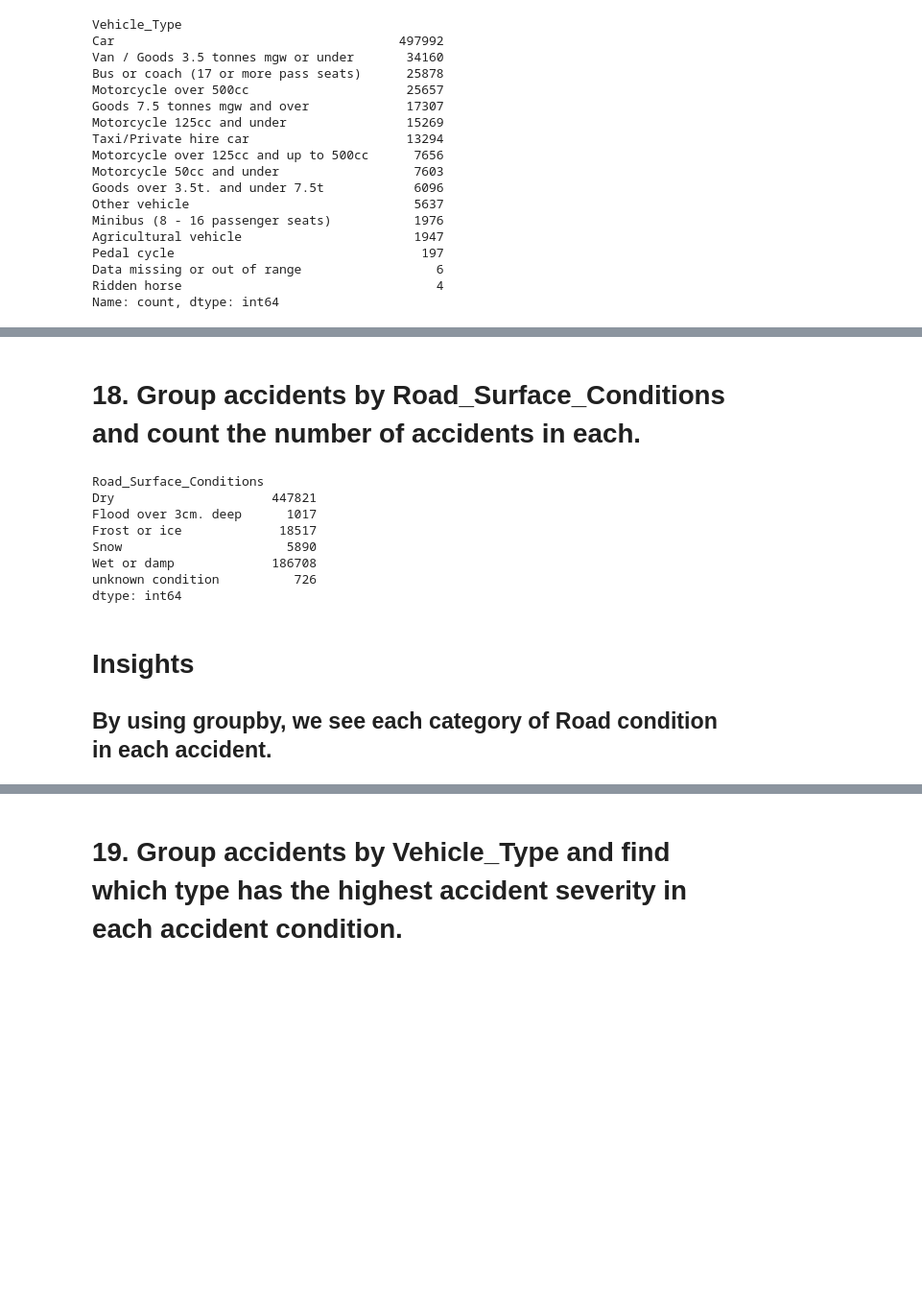
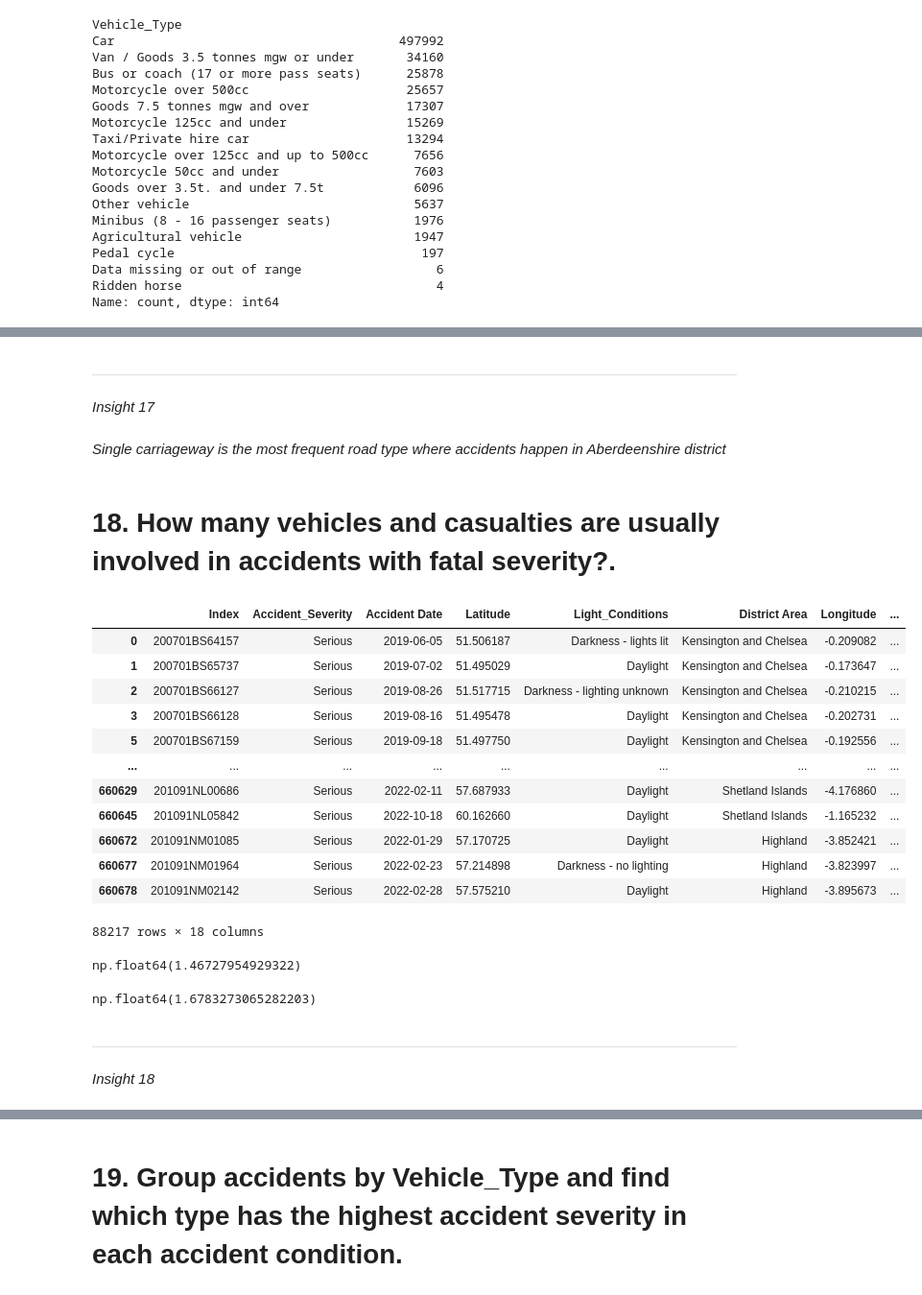
Before and after one commit to ReleasedDevil/ELECT303_DATA-ANALYTICS-GENTON, a Jupyter notebook: ELEC-3A/activity2.ipynb, the cells around one changed output, grey strips where cells are left out. Shown at 96% size. Drawn from its saved outputs; the diff is of its cells as text; code cells hidden in the pictures; blank space fills up the shorter version.

```diff
--- a/ELEC-3A/activity2.ipynb
+++ b/ELEC-3A/activity2.ipynb
@@ -631,16 +649,39 @@ month_weather19.unstack()
+# %% [markdown]
+<hr></hr>
+# %% [markdown]
+<i>Insight 17</i>
+# %% [markdown]
+<i>Single carriageway is the most frequent road type where accidents happen in Aberdeenshire district</i>
 # %% [markdown]
-<h1>18. Group accidents by Road_Surface_Conditions and count the number of accidents in each.</h1>
+<h1>18.  How many vehicles and casualties are usually involved in accidents with fatal severity?.</h1>
 # %%
-accident.groupby(["Road_Surface_Conditions"]).size()
+serious_data = accident[accident["Accident_Severity"]=="Serious"]
+avg_vehicles = serious_data["Number_of_Vehicles"].mean()
+avg_casualties = serious_data["Number_of_Casualties"].mean()
+serious_data
 # %% [output]
+|  | Index | Accident_Severity | Accident Date | Latitude | Light_Conditions | District Area | Longitude | ... |
+| 0 | 200701BS64157 | Serious | 2019-06-05 | 51.506187 | Darkness - lights lit | Kensington and Chelsea | -0.209082 | ... |
+| 1 | 200701BS65737 | Serious | 2019-07-02 | 51.495029 | Daylight | Kensington and Chelsea | -0.173647 | ... |
+| 2 | 200701BS66127 | Serious | 2019-08-26 | 51.517715 | Darkness - lighting unknown | Kensington and Chelsea | -0.210215 | ... |
+| 3 | 200701BS66128 | Serious | 2019-08-16 | 51.495478 | Daylight | Kensington and Chelsea | -0.202731 | ... |
+| 5 | 200701BS67159 | Serious | 2019-09-18 | 51.497750 | Daylight | Kensington and Chelsea | -0.192556 | ... |
+| ... | ... | ... | ... | ... | ... | ... | ... | ... |
+| 660629 | 201091NL00686 | Serious | 2022-02-11 | 57.687933 | Daylight | Shetland Islands | -4.176860 | ... |
+| 660645 | 201091NL05842 | Serious | 2022-10-18 | 60.162660 | Daylight | Shetland Islands | -1.165232 | ... |
+| 660672 | 201091NM01085 | Serious | 2022-01-29 | 57.170725 | Daylight | Highland | -3.852421 | ... |
+| 660677 | 201091NM01964 | Serious | 2022-02-23 | 57.214898 | Darkness - no lighting | Highland | -3.823997 | ... |
+| 660678 | 201091NM02142 | Serious | 2022-02-28 | 57.575210 | Daylight | Highland | -3.895673 | ... |
-Road_Surface_Conditions
-Dry                     447821
-Flood over 3cm. deep      1017
-Frost or ice             18517
-Snow                      5890
-Wet or damp             186708
-unknown condition          726
-dtype: int64
+88217 rows × 18 columns
-# %% [markdown]
-<h1>Insights</h1>
-<h2>By using groupby, we see each category of Road condition in each accident.</h2>
+# %%
+avg_casualties
+# %% [output]
+np.float64(1.46727954929322)
+# %%
+avg_vehicles
+# %% [output]
+np.float64(1.6783273065282203)
+# %% [markdown]
+<hr></hr>
+# %% [markdown]
+<i>Insight 18</i>
```
Also changed, not shown: parts of 100 cells of this notebook.
